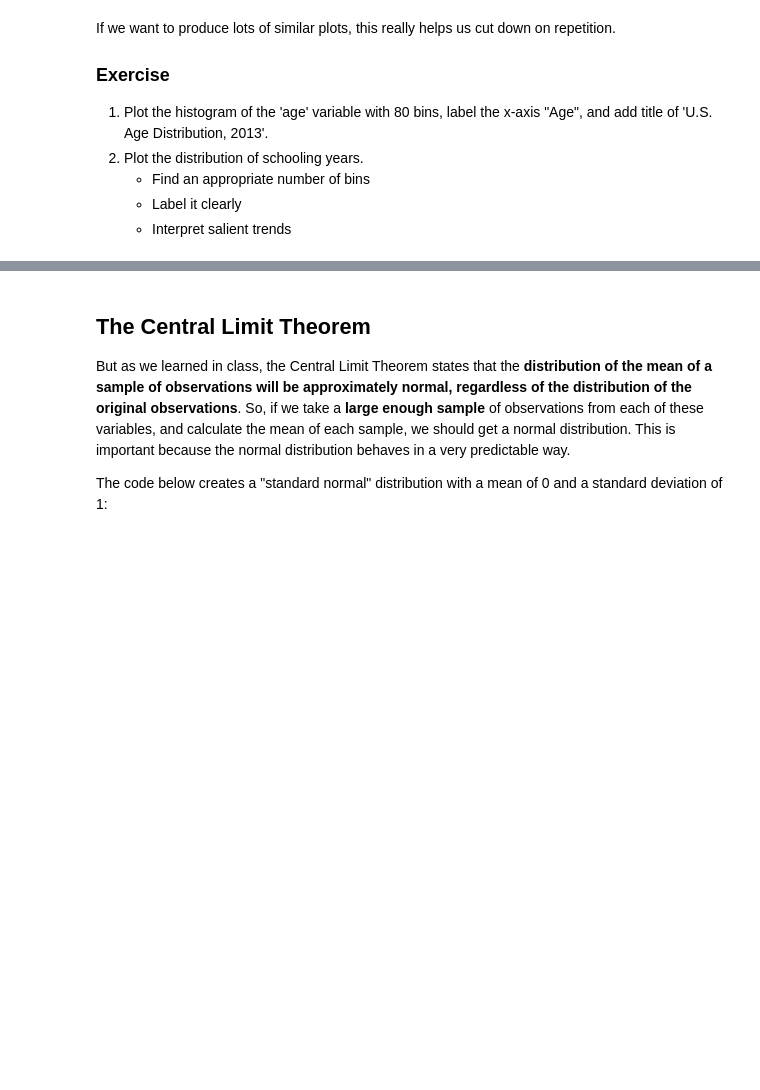
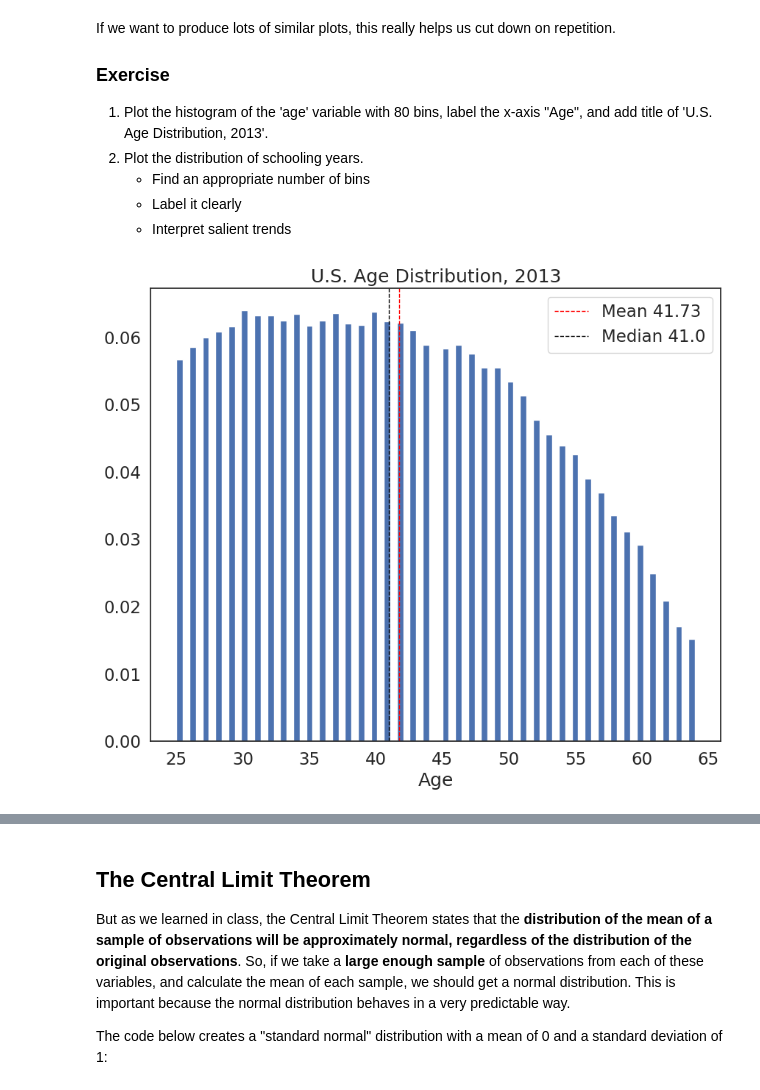
Before and after one commit to Valerie0518/QM2, a Jupyter notebook: “W5_Distributions_and_Basic_Statistics_ipynb”的副本.ipynb, the cells around one changed output, grey strips where cells are left out. Drawn from its saved outputs; the diff is of its cells as text; code cells hidden in the pictures; blank space fills up the shorter version.

```diff
--- a/“W5_Distributions_and_Basic_Statistics_ipynb”的副本.ipynb
+++ b/“W5_Distributions_and_Basic_Statistics_ipynb”的副本.ipynb
@@ -307,3 +323,7 @@ If we want to produce lots of similar plots, this really helps us cut down on re
     * Find an appropriate number of bins
     * Label it clearly
     * Interpret salient trends
+# %%
+plot_histogram(df['age'],80,'Age','U.S. Age Distribution, 2013')
+# %% [output]
+[figure, added]
```
Also changed, not shown: parts of 5 cells of this notebook.
